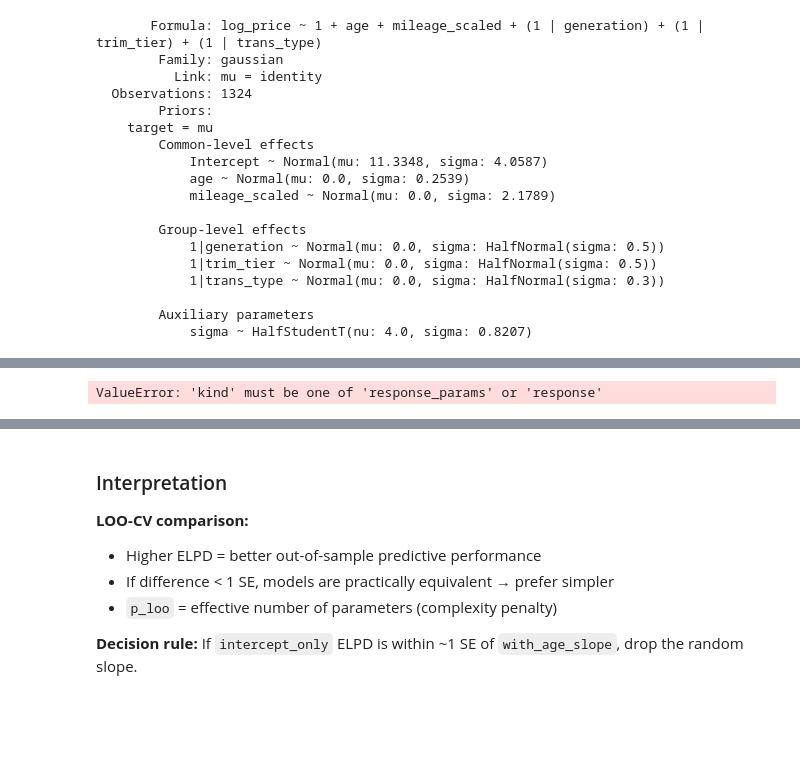
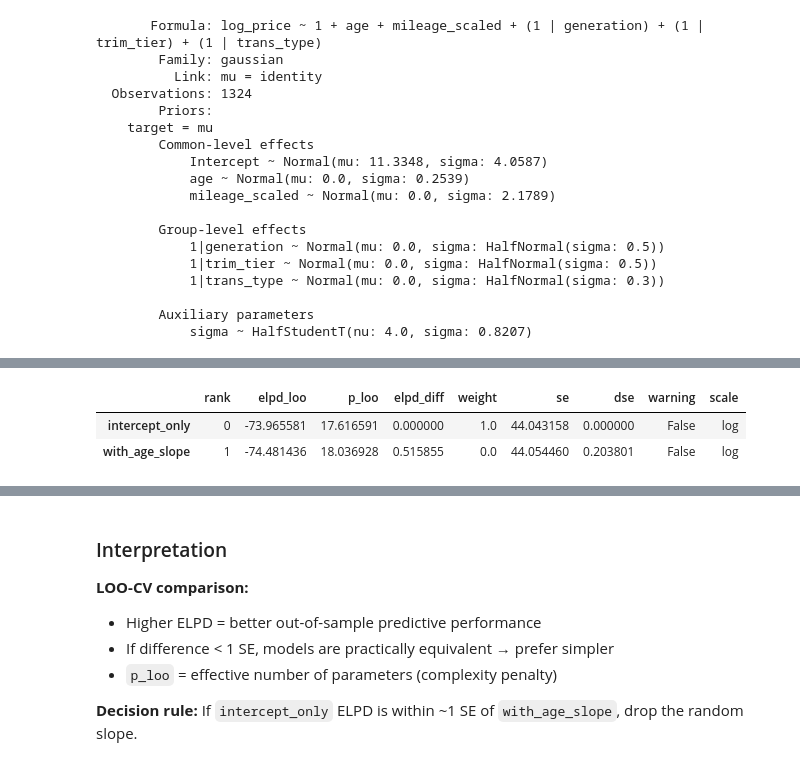
Before and after one commit to No-Stream/price-trend-analysis, a Jupyter notebook: notebooks/03_modeling.ipynb, the cells around one changed output, grey strips where cells are left out. Saved outputs shown, nothing was run; the diff lists cells and outputs as text; code cells hidden in the pictures; blank space fills up the shorter version.

```diff
--- a/notebooks/03_modeling.ipynb
+++ b/notebooks/03_modeling.ipynb
@@ -117,13 +112,15 @@ Default random effect SD priors (HalfNormal sigma):
   transmission_sd: 0.3
   age_slope_sd: 0.1
 # %%
-model = build_model(
+# Complex model with random slopes on age by generation (for comparison)
+model_with_slope = build_model(
     df,
     include_sale_year=INCLUDE_SALE_YEAR,
+    include_generation_slope=True,  # Random slope on age
     use_trim_tier=USE_TRIM_TIER,
     use_trans_type=USE_TRANS_TYPE,
 )
-print(model)
+print(model_with_slope)
 # %% [output]
 INFO:price_analysis.models.hierarchical:Model formula: log_price ~ 1 + age + mileage_scaled + (1 + age | generation) + (1 | trim_tier) + (1 | trans_type)
 INFO:price_analysis.models.hierarchical:Built model with 1324 observations
@@ -147,9 +144,9 @@ INFO:price_analysis.models.hierarchical:Built model with 1324 observations
         Auxiliary parameters
             sigma ~ HalfStudentT(nu: 4.0, sigma: 0.8207)
 # %%
-# Fit model (this may take a few minutes)
-idata = fit_model(
-    model,
+# Fit complex model (this may take a few minutes)
+idata_with_slope = fit_model(
+    model_with_slope,
     draws=2000,
     tune=1000,
     chains=8,
@@ -256,19 +254,18 @@ mileage_scaled        -0.245  0.010  -0.264   -0.226      0.000    0.000
 1|trans_type[manual]    9380.0   10449.0    1.0
 1|trans_type[pdk]       9397.0   10016.0    1.0
 # %%
-# Compute log-likelihood for LOO-CV
-model.predict(idata, kind="log_likelihood", inplace=True)
-model_simple.predict(idata_simple, kind="log_likelihood", inplace=True)
-
 # Compare models via PSIS-LOO
+# (log_likelihood computed during fitting via idata_kwargs)
 comparison = az.compare(
-    {"with_age_slope": idata, "intercept_only": idata_simple},
+    {"with_age_slope": idata_with_slope, "intercept_only": idata},
     ic="loo",
     scale="log",
 )
 display(comparison)
 # %% [output]
-ValueError: 'kind' must be one of 'response_params' or 'response'
+|  | rank | elpd_loo | p_loo | elpd_diff | weight | se | dse | warning | scale |
+| intercept_only | 0 | -73.965581 | 17.616591 | 0.000000 | 1.0 | 44.043158 | 0.000000 | False | log |
+| with_age_slope | 1 | -74.481436 | 18.036928 | 0.515855 | 0.0 | 44.054460 | 0.203801 | False | log |
 # %%
 # Visualize model comparison
 az.plot_compare(comparison)
```
Also changed, not shown: parts of 18 cells of this notebook, 1 other file.
